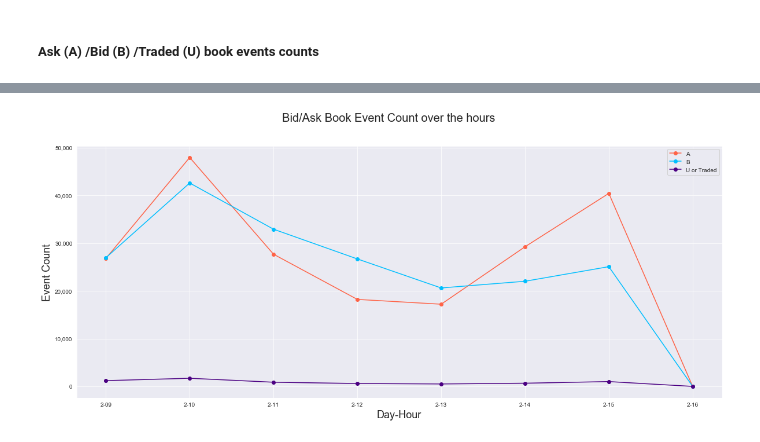
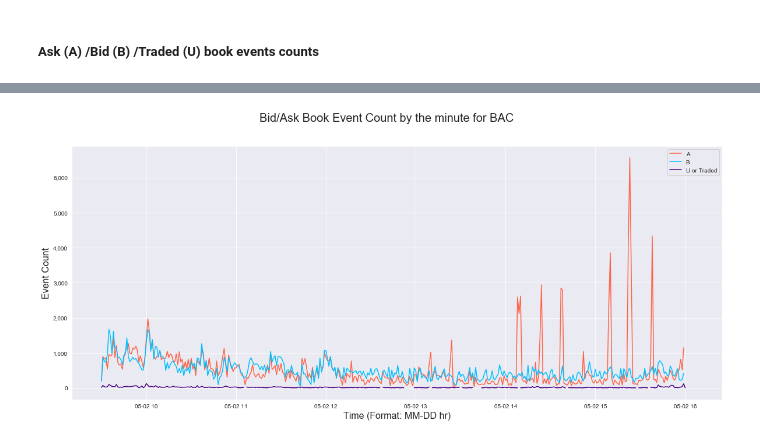
Before and after one commit to charurawat/deeplearning-stock-mkt-prediction, a Jupyter notebook: preprocessing.ipynb, the cells around one changed output, grey strips where cells are left out. Cells and saved outputs as stored; diff of their text form; code cells hidden in the pictures.

```diff
--- a/preprocessing.ipynb
+++ b/preprocessing.ipynb
@@ -100,4 +91,8 @@ df2.head()
 # %%
 # extract date and hour of the day for plots
+import datetime
+df2['month'] = df2['timestamp_dt'].dt.month
 df2['day'] = df2['timestamp_dt'].dt.day
-df2['time_hour'] = df2['timestamp_dt'].dt.hour
+df2['hour'] = df2['timestamp_dt'].dt.hour
+df2['date_minute'] = df2['timestamp_dt'].apply(lambda dt: datetime.datetime(dt.year, dt.month, dt.day, dt.hour,dt.minute))
+df2.head()
@@ -137,34 +202,31 @@ plt.show()
 # %%
-# Plotting
-
+# BY THE MINUTE
 fig = plt.figure(figsize=(20,8))
 ax = fig.add_subplot(111)
 sns.set_style("darkgrid")
 
-df_plot = df2.groupby(by=['day','time_hour','side']).size().reset_index(name="counts")
-df_plot['time_hour']=df_plot['time_hour'].apply(lambda x: '{0:0>2}'.format(x))
-df_plot['day_hour'] = df_plot["day"].map(str) + "-" + df_plot["time_hour"].map(str)
-df_plot = df_plot.sort_values(by=['day','time_hour'])
-df_plot = df_plot.pivot(index='day_hour', columns='side', values='counts')
+df_plot = df2.groupby(by=['date_minute','side']).size().reset_index(name="counts")
+df_plot = df_plot.sort_values(by=['date_minute'])
+df_plot = df_plot.pivot(index='date_minute', columns='side', values='counts')
 df_plot = df_plot.reset_index()
 #df_plot.head()
 
 # plot the trends
-plt.plot('day_hour', 'A', data=df_plot, marker='o',color='tomato')
-plt.plot('day_hour', 'B', data=df_plot, marker='o', color='deepskyblue')
-plt.plot('day_hour', 'U', data=df_plot, marker='o',label="U or Traded", color='indigo')
+plt.plot('date_minute', 'A', data=df_plot,color='tomato')
+plt.plot('date_minute', 'B', data=df_plot, color='deepskyblue')
+plt.plot('date_minute', 'U', data=df_plot,label="U or Traded", color='indigo')
 
 
 # format plots
-fig.suptitle('Bid/Ask Book Event Count over the hours', fontsize=20)
-plt.xlabel('Day-Hour', fontsize=18)
-plt.ylabel('Event Count', fontsize=18)
+fig.suptitle('Bid/Ask Book Event Count by the minute for BAC', fontsize=20)
+plt.xlabel('Time (Format: MM-DD hr)', fontsize=16)
+plt.ylabel('Event Count', fontsize=16)
 pylab.legend(loc='upper right')
 ax.get_yaxis().set_major_formatter(
     matplotlib.ticker.FuncFormatter(lambda y, p: format(int(y), ',')))
 
 
 # display
 plt.show()
 # %% [output]
-[figure, old version]
+[figure, new version]
```
Also changed, not shown: parts of 5 cells of this notebook.
